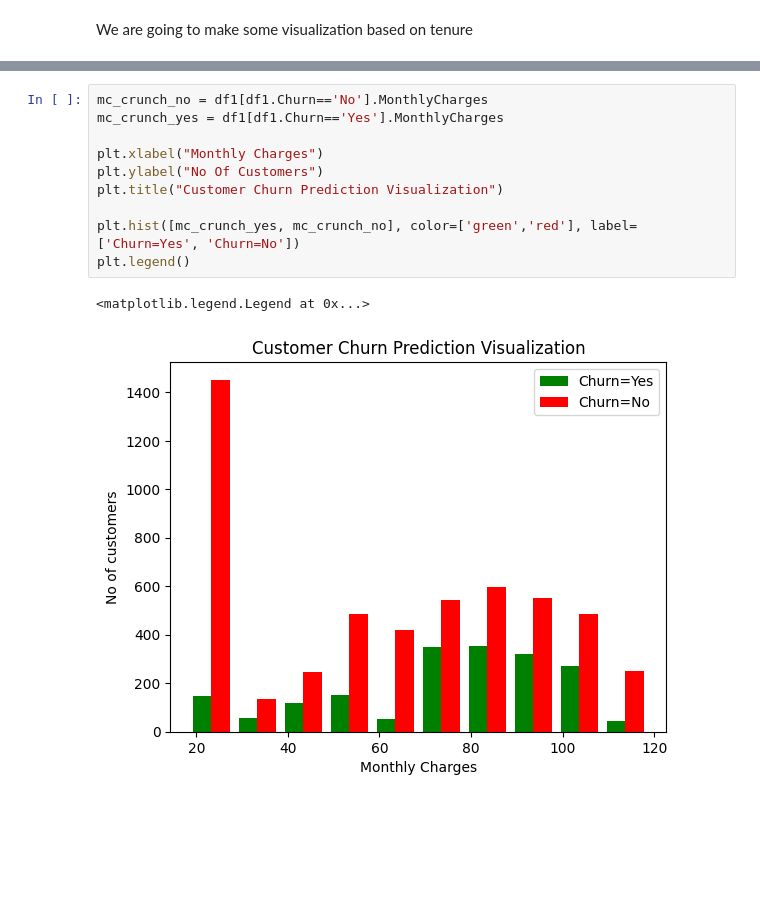
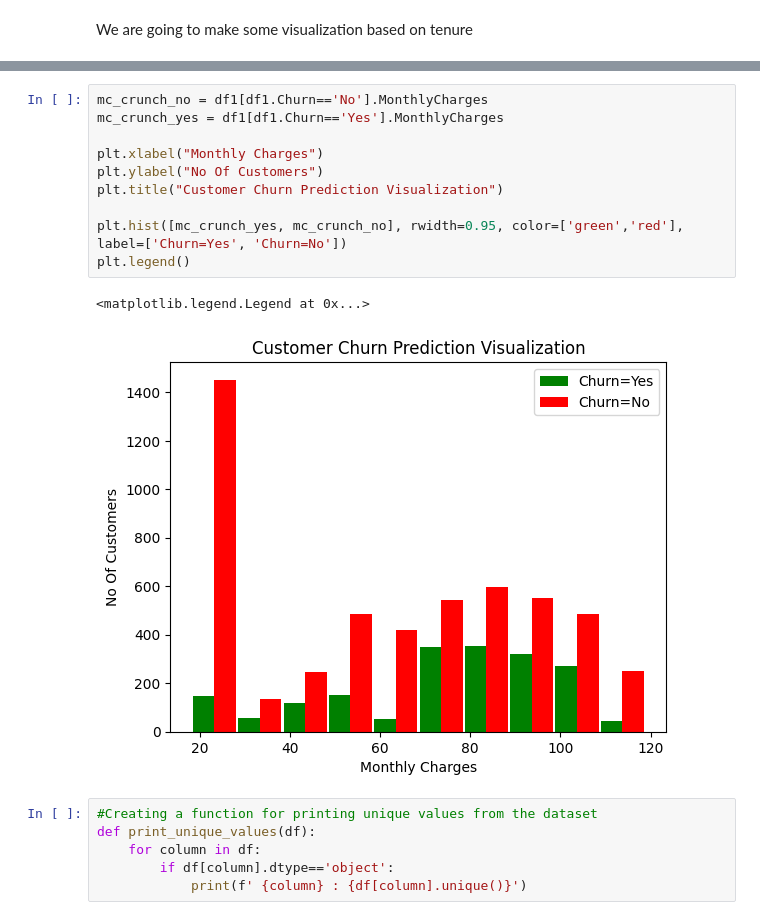
Before and after one commit to gulshan0201/ANN_Project, a Jupyter notebook: main.ipynb, the cells around one changed output, grey strips where cells are left out. Saved outputs shown, nothing was run; the diff lists cells and outputs as text; blank space fills up the shorter version.

```diff
--- a/main.ipynb
+++ b/main.ipynb
@@ -154,13 +154,19 @@ plt.legend()
 # %%
 mc_crunch_no = df1[df1.Churn=='No'].MonthlyCharges
 mc_crunch_yes = df1[df1.Churn=='Yes'].MonthlyCharges
 
 plt.xlabel("Monthly Charges")
 plt.ylabel("No Of Customers")
 plt.title("Customer Churn Prediction Visualization")
 
-plt.hist([mc_crunch_yes, mc_crunch_no], color=['green','red'], label=['Churn=Yes', 'Churn=No'])
+plt.hist([mc_crunch_yes, mc_crunch_no], rwidth=0.95, color=['green','red'], label=['Churn=Yes', 'Churn=No'])
 plt.legend()
 # %% [output]
 <matplotlib.legend.Legend at 0x...>
-[figure, old version]
+[figure, new version]
+# %%
+#Creating a function for printing unique values from the dataset
+def print_unique_values(df):
+    for column in df:
+        if df[column].dtype=='object':
+            print(f' {column} : {df[column].unique()}')
```
Also changed, not shown: parts of 9 cells of this notebook.
